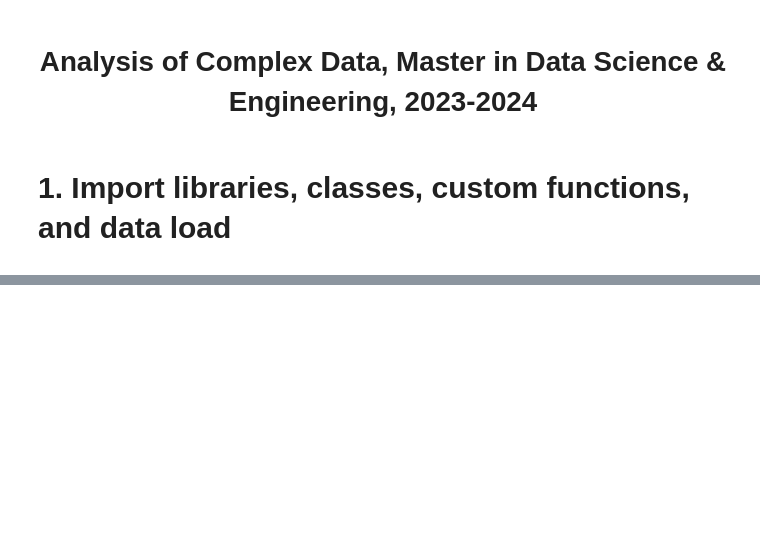
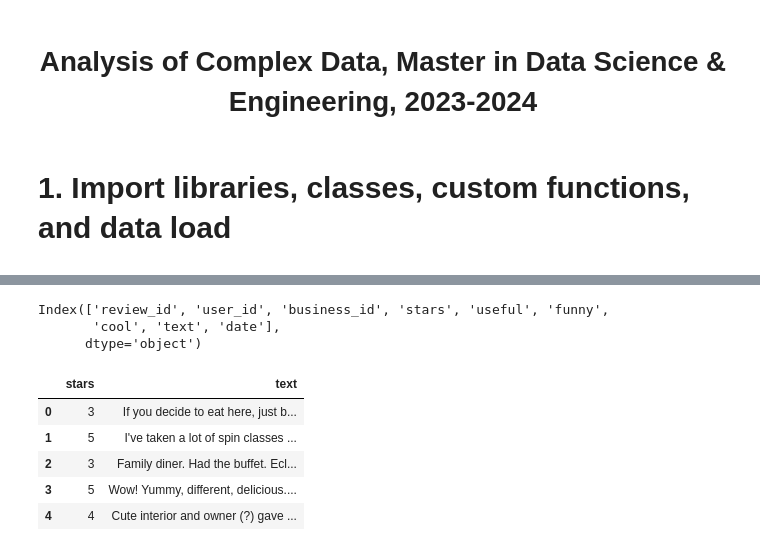
Before and after one commit to PPortela00/Recommendation-System---, a Jupyter notebook: NLP&TS/notebook.ipynb, the cells around one changed output, grey strips where cells are left out. Saved outputs shown, nothing was run; the diff lists cells and outputs as text; code cells hidden in the pictures; blank space fills up the shorter version.

```diff
--- a/NLP&TS/notebook.ipynb
+++ b/NLP&TS/notebook.ipynb
@@ -61,0 +130,16 @@ Users DataFrame's head:
+# %%
+reviews.columns
+# %% [output]
+Index(['review_id', 'user_id', 'business_id', 'stars', 'useful', 'funny',
+       'cool', 'text', 'date'],
+      dtype='object')
+# %%
+yelp_reviews=reviews.drop(['review_id','user_id','business_id','date','useful','funny','cool'],axis=1)
+yelp_reviews.head()
+# %% [output]
+|  | stars | text |
+| 0 | 3 | If you decide to eat here, just b... |
+| 1 | 5 | I've taken a lot of spin classes ... |
+| 2 | 3 | Family diner. Had the buffet. Ecl... |
+| 3 | 5 | Wow! Yummy, different, delicious.... |
+| 4 | 4 | Cute interior and owner (?) gave ... |
```
Also changed, not shown: parts of 52 cells of this notebook.
